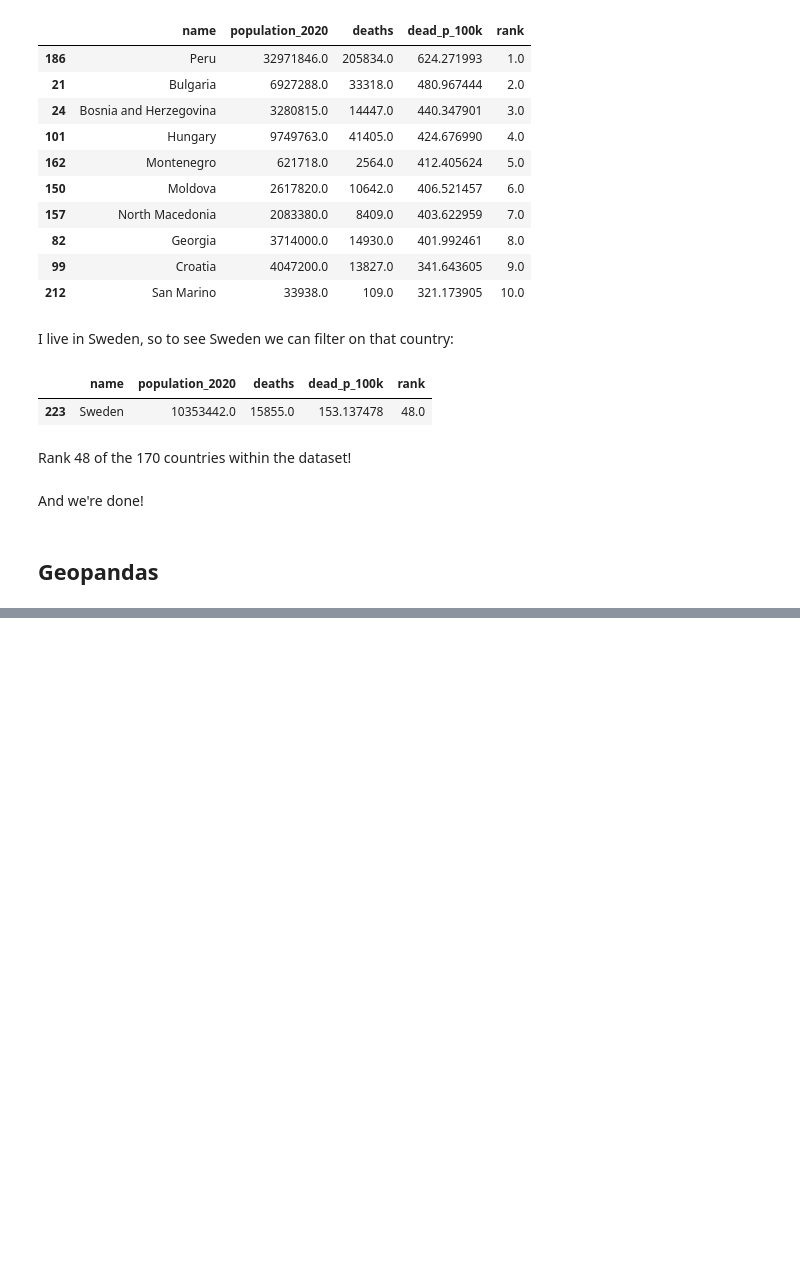
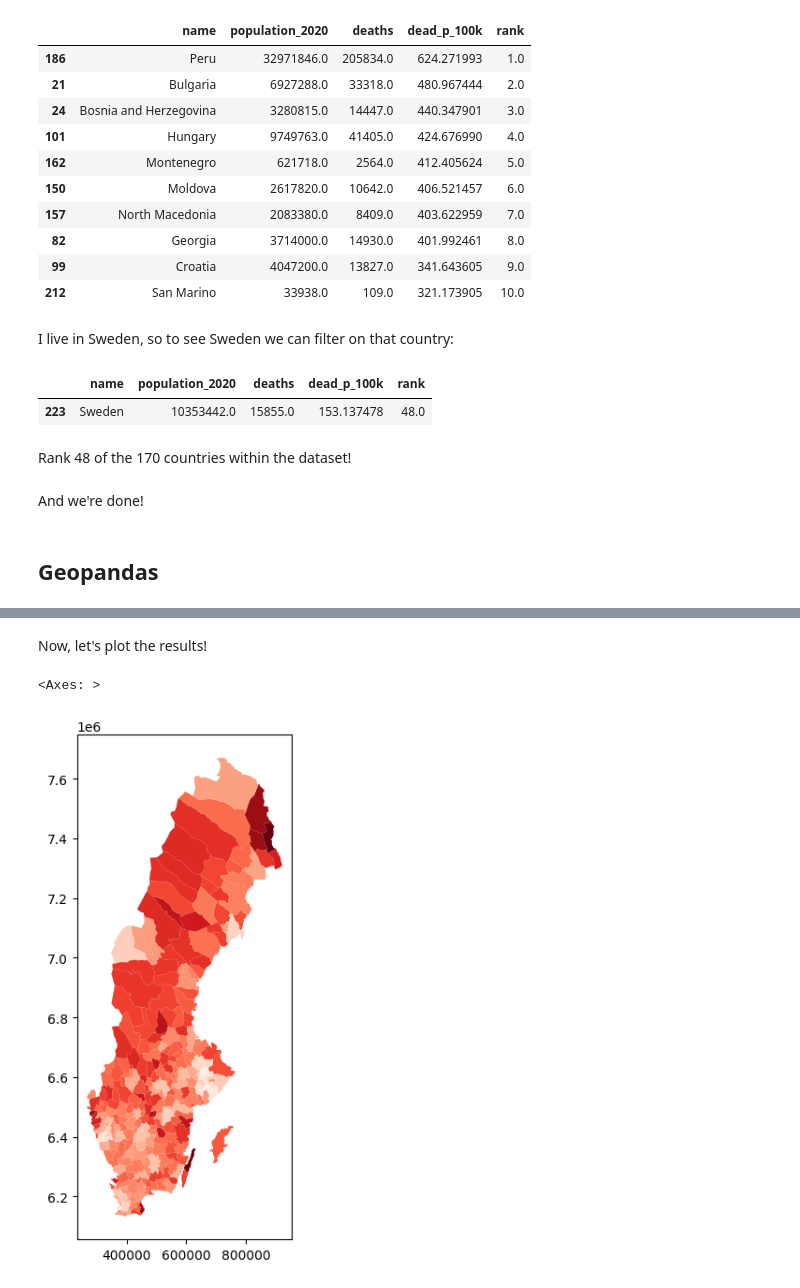
Before and after one commit to johan-ekman/learning_python, a Jupyter notebook: continuation_course/solutions.ipynb, the cells around one changed output, grey strips where cells are left out. Drawn from its saved outputs; the diff is of its cells as text; code cells hidden in the pictures; blank space fills up the shorter version.

```diff
--- a/continuation_course/solutions.ipynb
+++ b/continuation_course/solutions.ipynb
@@ -1733,0 +1919,2 @@ And we're done!
+# %%
+df = pd.concat([df,total],axis=1)
@@ -1733,0 +1933,2 @@ And we're done!
+# %%
+df['share_65+'] = df['pop_65+'] / df['pop_total']
@@ -1733,0 +1947,2 @@ And we're done!
+# %%
+df = df.reset_index()[['id','share_65+']]
@@ -1733,0 +1960,2 @@ And we're done!
+# %%
+res = municipalities.merge(df, on='id', how='left') # 'res' for 'results'
@@ -1733,0 +1971,7 @@ And we're done!
+# %% [markdown]
+Now, let's plot the results!
+# %%
+res.plot(column='share_65+',figsize=(7,7), cmap='Reds')
+# %% [output]
+<Axes: >
+[figure, added]
```
Also changed, not shown: parts of 67 cells of this notebook, 1 other file.
